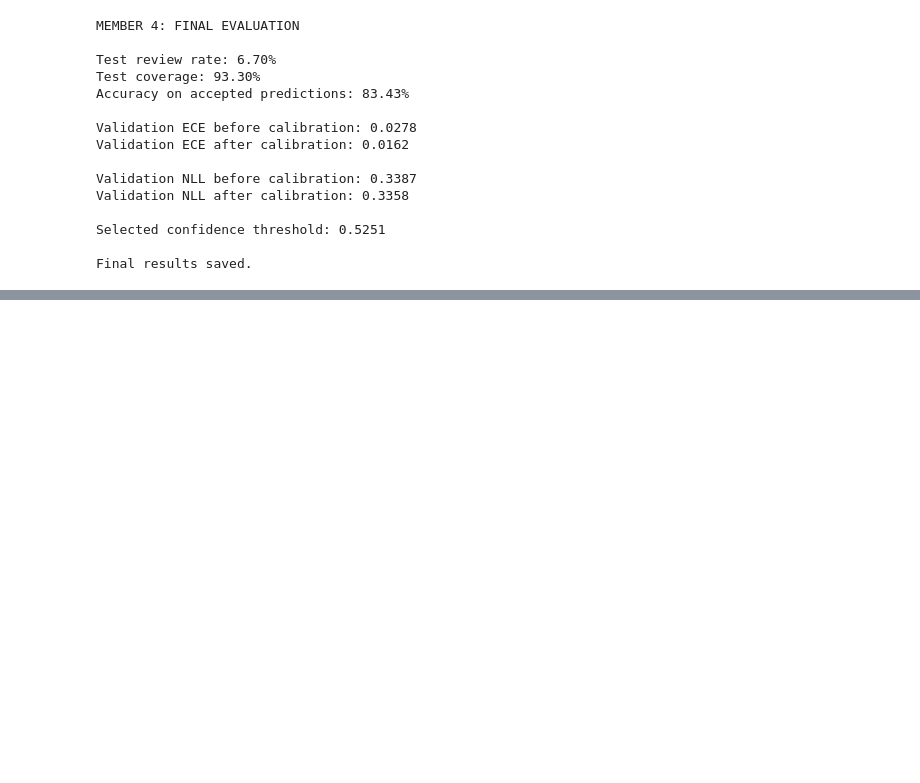
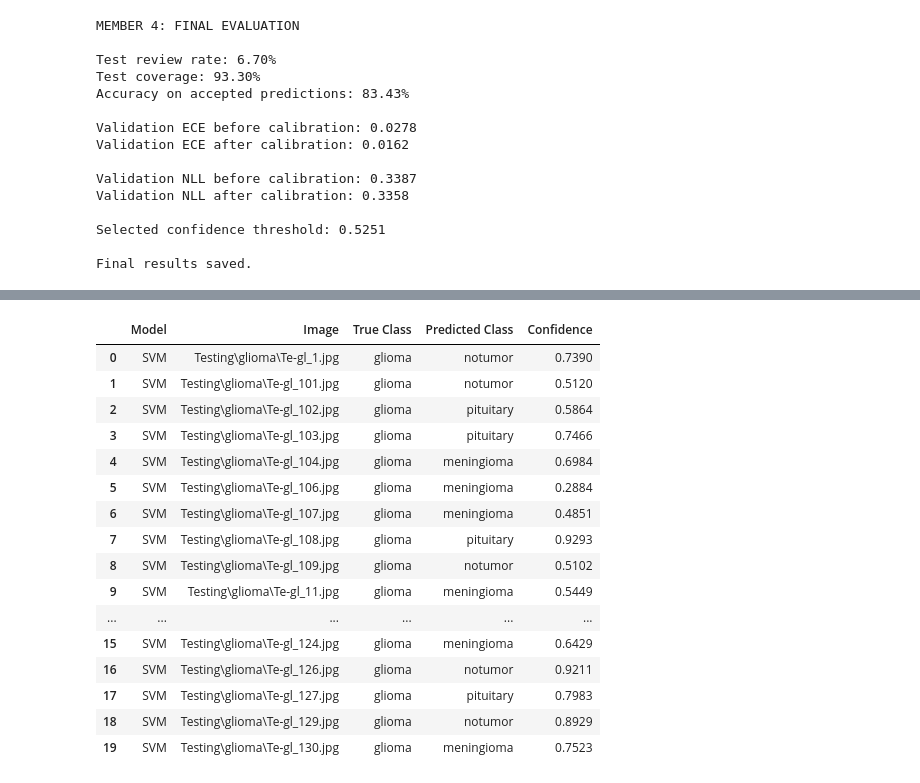
Before and after one commit to Tej876/Brain_Tumour_Project, a Jupyter notebook: notebooks/05_Member_D_Confidence_Evaluation.ipynb, the cells around one changed output, grey strips where cells are left out. Cells and saved outputs as stored; diff of their text form; code cells hidden in the pictures; blank space fills up the shorter version.

```diff
--- a/notebooks/05_Member_D_Confidence_Evaluation.ipynb
+++ b/notebooks/05_Member_D_Confidence_Evaluation.ipynb
@@ -910 +914,79 @@ review_warnings.csv
 tumor_sensitivity_specificity.csv
+# %%
+
+# MEMBER 4: INCORRECT PREDICTION ANALYSIS
+
+import pandas as pd
+
+# Class probability columns
+prob_cols = [f"prob_{c}" for c in CLASSES]
+
+# Calculate SVM confidence
+svm_errors = svm.copy()
+svm_errors["confidence"] = svm_errors[prob_cols].max(axis=1)
+svm_errors["Model"] = "SVM"
+
+# Calculate ResNet34 confidence
+resnet_errors = resnet.copy()
+resnet_errors["confidence"] = test_conf
+resnet_errors["Model"] = "ResNet34"
+
+# Select incorrect predictions
+svm_errors = svm_errors[
+    svm_errors["label"] != svm_errors["predicted_label"]
+].copy()
+
+resnet_errors = resnet_errors[
+    resnet_errors["label"] != resnet_errors["predicted_label"]
+].copy()
+
+# Combine errors
+columns = [
+    "Model", "filename", "label",
+    "predicted_label", "confidence"
+]
+
+incorrect_predictions = pd.concat(
+    [
+        svm_errors[columns],
+        resnet_errors[columns]
+    ],
+    ignore_index=True
+)
+
+incorrect_predictions.rename(
+    columns={
+        "filename": "Image",
+        "label": "True Class",
+        "predicted_label": "Predicted Class",
+        "confidence": "Confidence"
+    },
+    inplace=True
+)
+
+incorrect_predictions["Confidence"] = (
+    incorrect_predictions["Confidence"].round(4)
+)
+
+# Save output
+member_d_dir.mkdir(parents=True, exist_ok=True)
+
+incorrect_predictions.to_csv(
+    member_d_dir / "incorrect_predictions_analysis.csv",
+    index=False
+)
+
+print("Misclassified images per model:")
+print(incorrect_predictions.groupby("Model").size())
+
+print("\nMost common errors:")
+print(
+    incorrect_predictions.groupby(
+        ["Model", "True Class", "Predicted Class"]
+    ).size().sort_values(ascending=False).head(15)
+)
+
+display(incorrect_predictions.head(20))
+
+print("\nSaved incorrect_predictions_analysis.csv")
+# %% [output]
@@ -910,0 +1012,17 @@ tumor_sensitivity_specificity.csv
+|  | Model | Image | True Class | Predicted Class | Confidence |
+| 0 | SVM | Testing\glioma\Te-gl_1.jpg | glioma | notumor | 0.7390 |
+| 1 | SVM | Testing\glioma\Te-gl_101.jpg | glioma | notumor | 0.5120 |
+| 2 | SVM | Testing\glioma\Te-gl_102.jpg | glioma | pituitary | 0.5864 |
+| 3 | SVM | Testing\glioma\Te-gl_103.jpg | glioma | pituitary | 0.7466 |
+| 4 | SVM | Testing\glioma\Te-gl_104.jpg | glioma | meningioma | 0.6984 |
+| 5 | SVM | Testing\glioma\Te-gl_106.jpg | glioma | meningioma | 0.2884 |
+| 6 | SVM | Testing\glioma\Te-gl_107.jpg | glioma | meningioma | 0.4851 |
+| 7 | SVM | Testing\glioma\Te-gl_108.jpg | glioma | pituitary | 0.9293 |
+| 8 | SVM | Testing\glioma\Te-gl_109.jpg | glioma | notumor | 0.5102 |
+| 9 | SVM | Testing\glioma\Te-gl_11.jpg | glioma | meningioma | 0.5449 |
+| ... | ... | ... | ... | ... | ... |
+| 15 | SVM | Testing\glioma\Te-gl_124.jpg | glioma | meningioma | 0.6429 |
+| 16 | SVM | Testing\glioma\Te-gl_126.jpg | glioma | notumor | 0.9211 |
+| 17 | SVM | Testing\glioma\Te-gl_127.jpg | glioma | pituitary | 0.7983 |
+| 18 | SVM | Testing\glioma\Te-gl_129.jpg | glioma | notumor | 0.8929 |
+| 19 | SVM | Testing\glioma\Te-gl_130.jpg | glioma | meningioma | 0.7523 |
```
Also changed, not shown: parts of 9 cells of this notebook, 2 other files.
